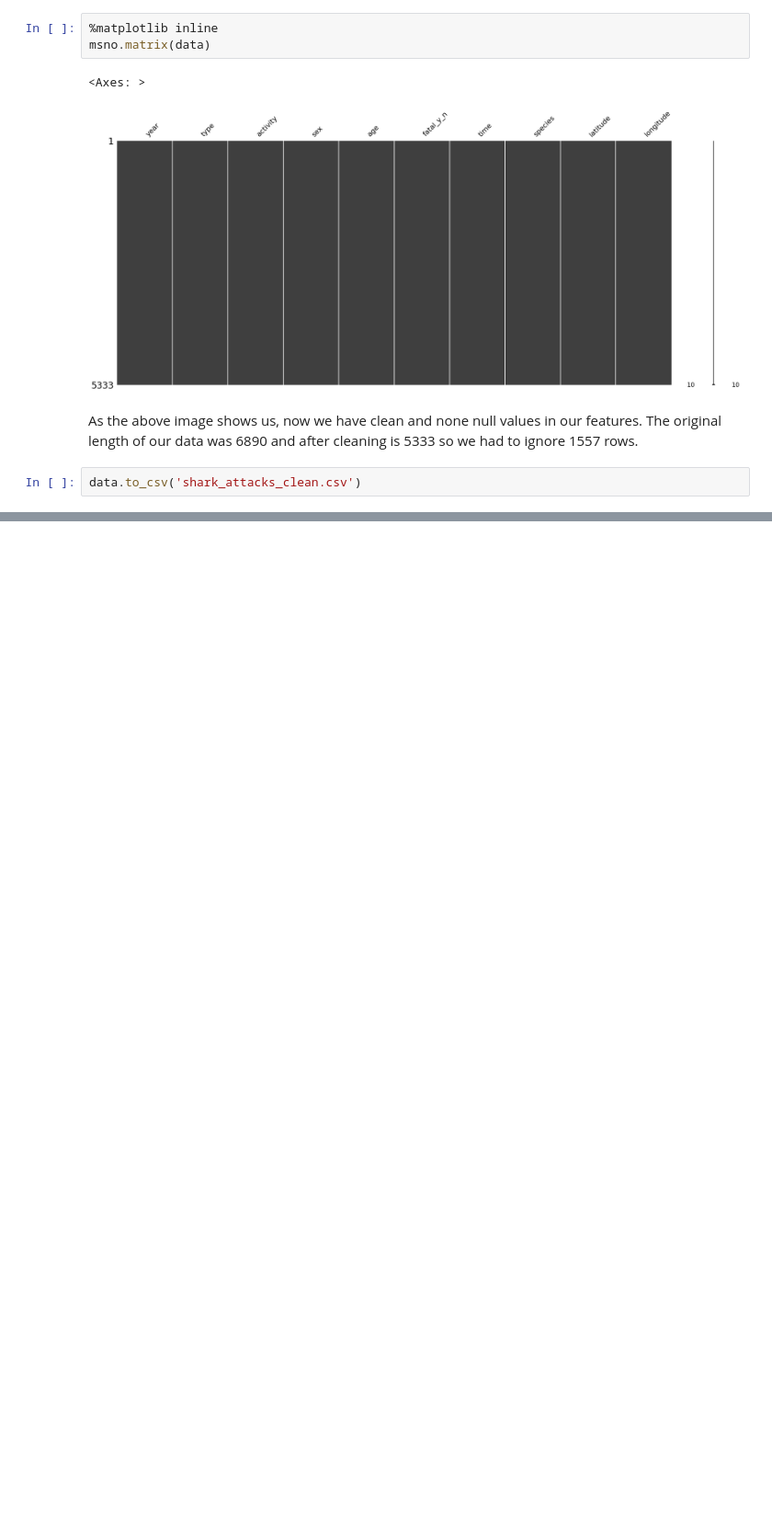
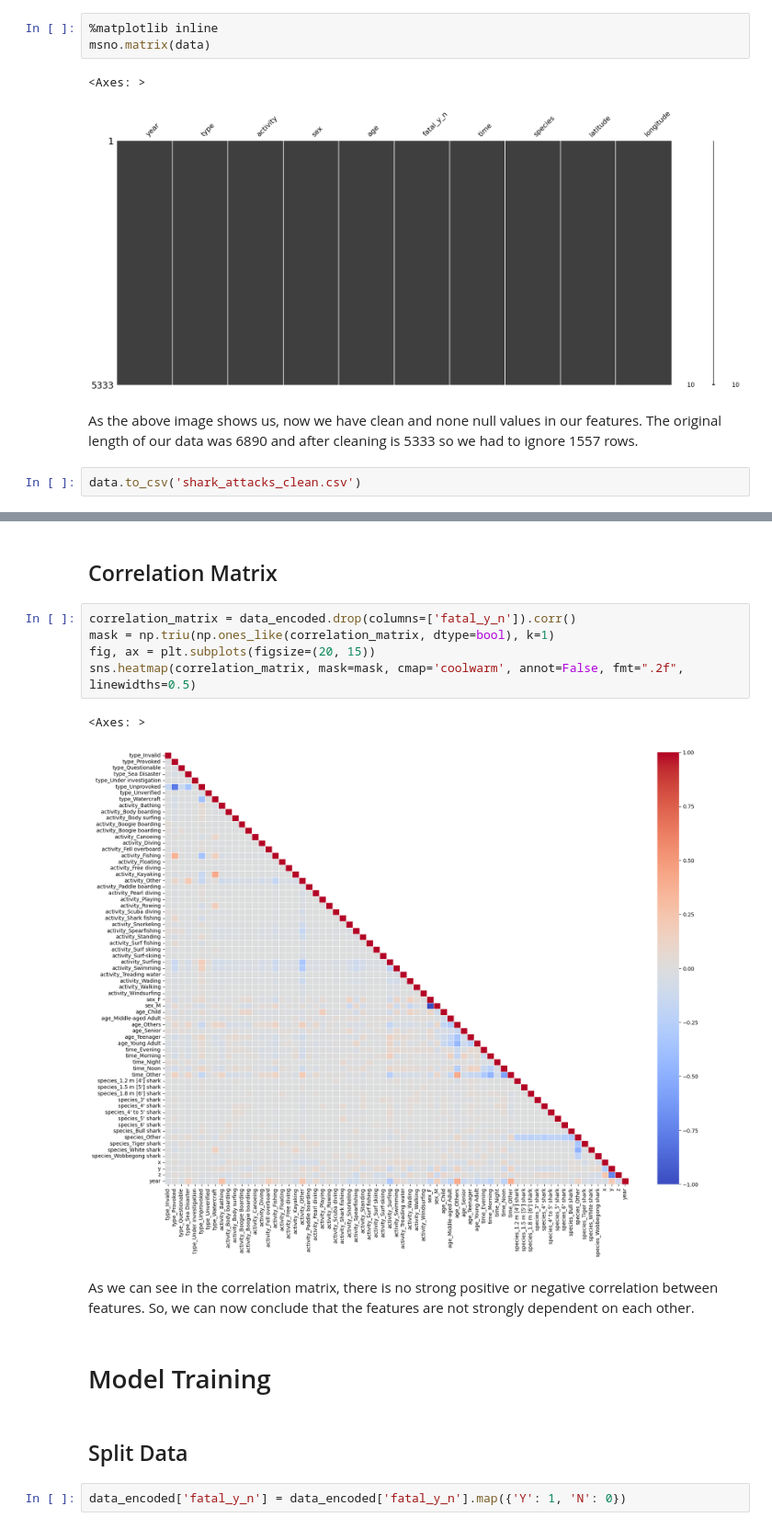
Before and after one commit to shayantabatabaee/shark-attacks-classification, a Jupyter notebook: shark-attacks-classification.ipynb, the cells around one changed output, grey strips where cells are left out. Shown at 92% size. Cells and saved outputs as stored; diff of their text form; blank space fills up the shorter version.

```diff
--- a/shark-attacks-classification.ipynb
+++ b/shark-attacks-classification.ipynb
@@ -360,0 +466,18 @@ data.to_csv('shark_attacks_clean.csv')
+# %% [markdown]
+## Correlation Matrix
+# %%
+correlation_matrix = data_encoded.drop(columns=['fatal_y_n']).corr()
+mask = np.triu(np.ones_like(correlation_matrix, dtype=bool), k=1)
+fig, ax = plt.subplots(figsize=(20, 15))
+sns.heatmap(correlation_matrix, mask=mask, cmap='coolwarm', annot=False, fmt=".2f", linewidths=0.5)
+# %% [output]
+<Axes: >
+[figure, added]
+# %% [markdown]
+As we can see in the correlation matrix, there is no strong positive or negative correlation between features. So, we can now conclude that the features are not strongly dependent on each other.
+# %% [markdown]
+# Model Training
+# %% [markdown]
+## Split Data
+# %%
+data_encoded['fatal_y_n'] = data_encoded['fatal_y_n'].map({'Y': 1, 'N': 0})
```
Also changed, not shown: parts of 44 cells of this notebook, 2 other files.
